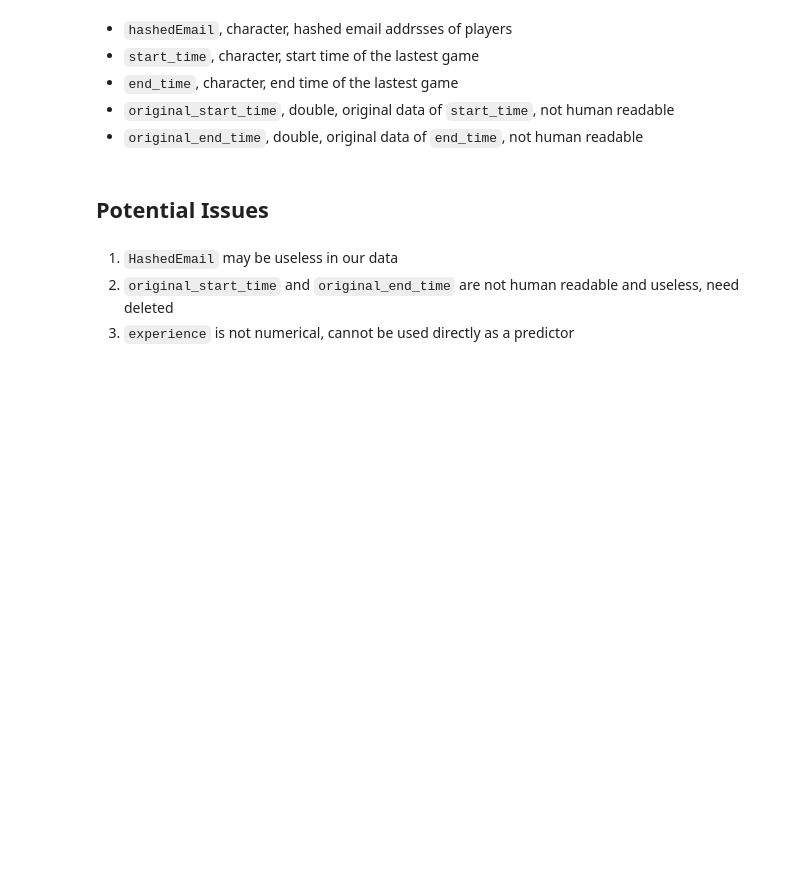
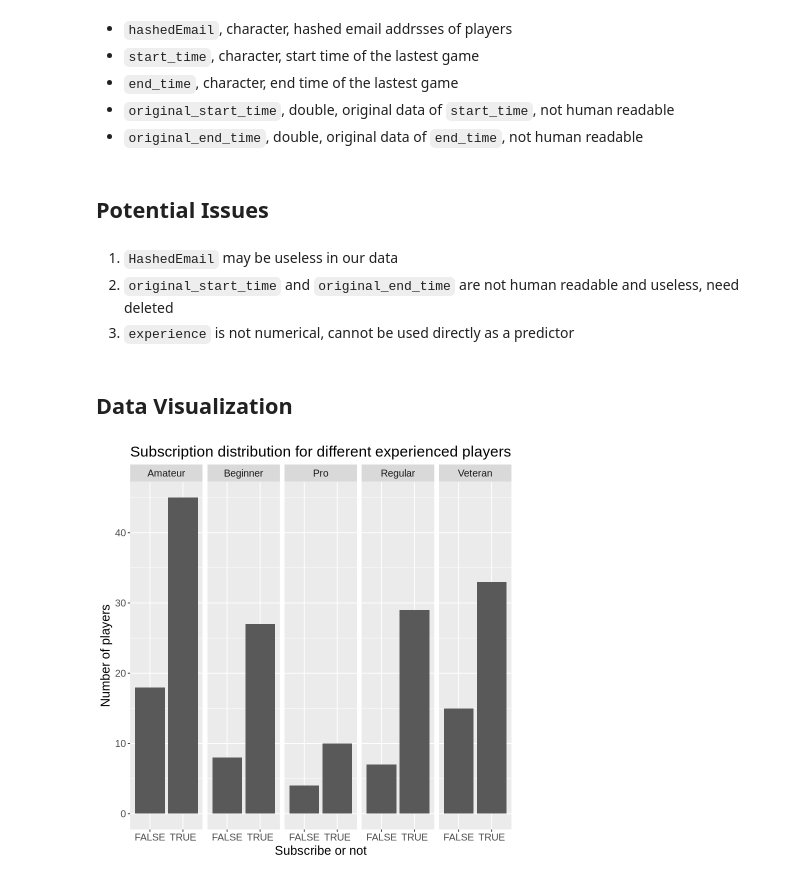
Before and after one commit to Jacky041027/DSCI100-Individual-plan, a Jupyter notebook: Individual plan.ipynb, the cells around one changed output. Drawn from its saved outputs; the diff is of its cells as text; code cells hidden in the pictures; blank space fills up the shorter version.

Commit message:
commit 3 visualization
Visualize data and describe insights from the graphs

```diff
--- a/Individual plan.ipynb
+++ b/Individual plan.ipynb
@@ -8,10 +8,10 @@ https://github.com/Jacky041027/DSCI100-Individual-plan.git
 ## load package and importing data
 # %%
 library(tidyverse)
-url_player = "https://drive.google.com/uc?export=download&id=1O2STL-2mALpE7A-jcLunNIPFLTl9qqk3"
-player <- read_csv(url_player)
-head(player)
-dim(player)
+url_players = "https://drive.google.com/uc?export=download&id=1O2STL-2mALpE7A-jcLunNIPFLTl9qqk3"
+players <- read_csv(url_players)
+head(players)
+dim(players)
 # %% [output]
 Rows: 196 Columns: 7
 ── Column specification ────────────────────────────────────────────────────────
@@ -111,3 +111,13 @@ A tibble: 6 × 5
 1. `HashedEmail` may be useless in our data
 2. `original_start_time` and `original_end_time` are not human readable and useless, need deleted
 3. `experience` is not numerical, cannot be used directly as a predictor
+# %% [markdown]
+## Data Visualization
+# %%
+ggplot(players,aes(x=subscribe,))+
+geom_bar()+
+facet_grid(cols=vars(experience))+
+labs(x="Subscribe or not",y="Number of players",title="Subscription distribution for different experienced players")+
+theme(text=element_text(size=15))
+# %% [output]
+[figure, added]
```
Also changed, not shown: parts of 4 cells of this notebook.
